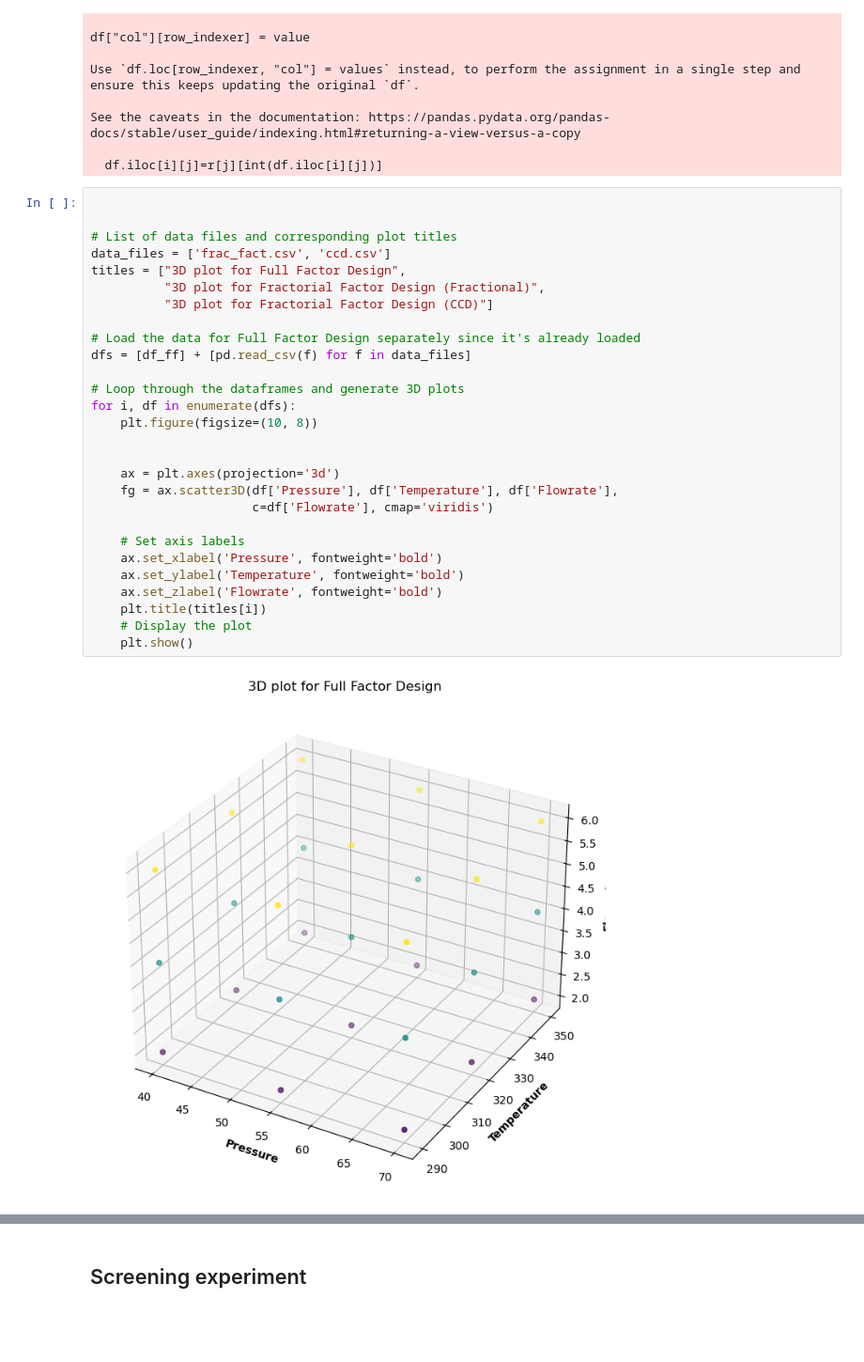
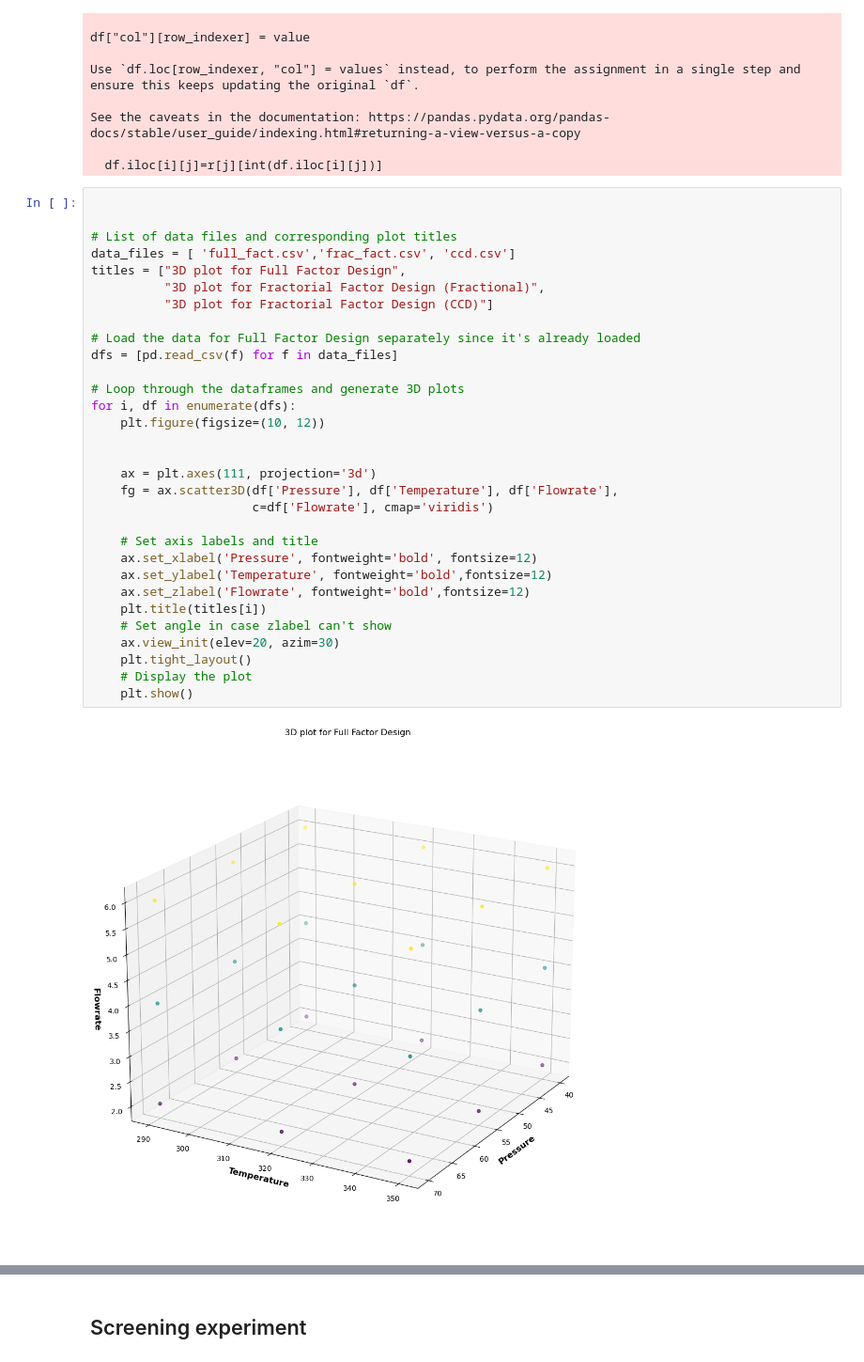
Before and after one commit to kr0737/M1, a Jupyter notebook: DOE.ipynb, the cells around one changed output, grey strips where cells are left out. Shown at 94% size. Cells and saved outputs as stored; diff of their text form; blank space fills up the shorter version.

```diff
--- a/DOE.ipynb
+++ b/DOE.ipynb
@@ -68,30 +68,33 @@ See the caveats in the documentation: https://pandas.pydata.org/pandas-docs/stab
 # %%
 
 
 # List of data files and corresponding plot titles
-data_files = ['frac_fact.csv', 'ccd.csv']
+data_files = [ 'full_fact.csv','frac_fact.csv', 'ccd.csv']
 titles = ["3D plot for Full Factor Design",
           "3D plot for Fractorial Factor Design (Fractional)",
           "3D plot for Fractorial Factor Design (CCD)"]
 
 # Load the data for Full Factor Design separately since it's already loaded
-dfs = [df_ff] + [pd.read_csv(f) for f in data_files]
+dfs = [pd.read_csv(f) for f in data_files]
 
 # Loop through the dataframes and generate 3D plots
 for i, df in enumerate(dfs):
-    plt.figure(figsize=(10, 8))
+    plt.figure(figsize=(10, 12))
 
 
-    ax = plt.axes(projection='3d')
+    ax = plt.axes(111, projection='3d')
     fg = ax.scatter3D(df['Pressure'], df['Temperature'], df['Flowrate'],
                       c=df['Flowrate'], cmap='viridis')
 
-    # Set axis labels
-    ax.set_xlabel('Pressure', fontweight='bold')
-    ax.set_ylabel('Temperature', fontweight='bold')
-    ax.set_zlabel('Flowrate', fontweight='bold')
+    # Set axis labels and title
+    ax.set_xlabel('Pressure', fontweight='bold', fontsize=12)
+    ax.set_ylabel('Temperature', fontweight='bold',fontsize=12)
+    ax.set_zlabel('Flowrate', fontweight='bold',fontsize=12)
     plt.title(titles[i])
+    # Set angle in case zlabel can't show
+    ax.view_init(elev=20, azim=30)
+    plt.tight_layout()
     # Display the plot
     plt.show()
 # %% [output]
-[figure, old version]
+[figure, new version]
```
Also changed, not shown: parts of 1 cell of this notebook, 4 other files.
